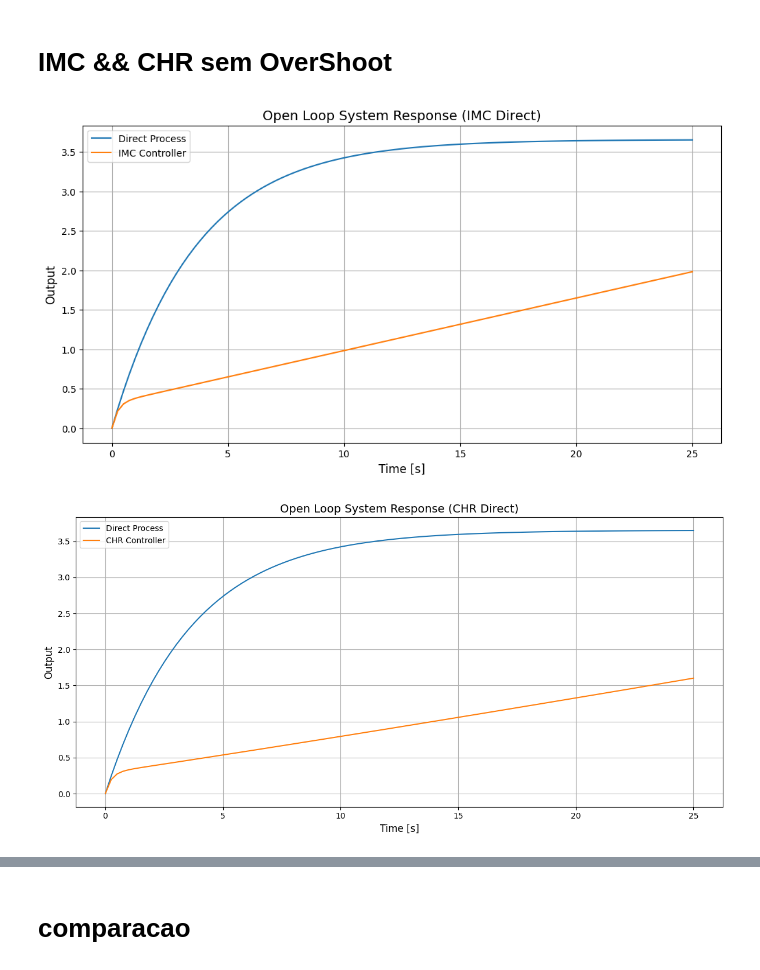
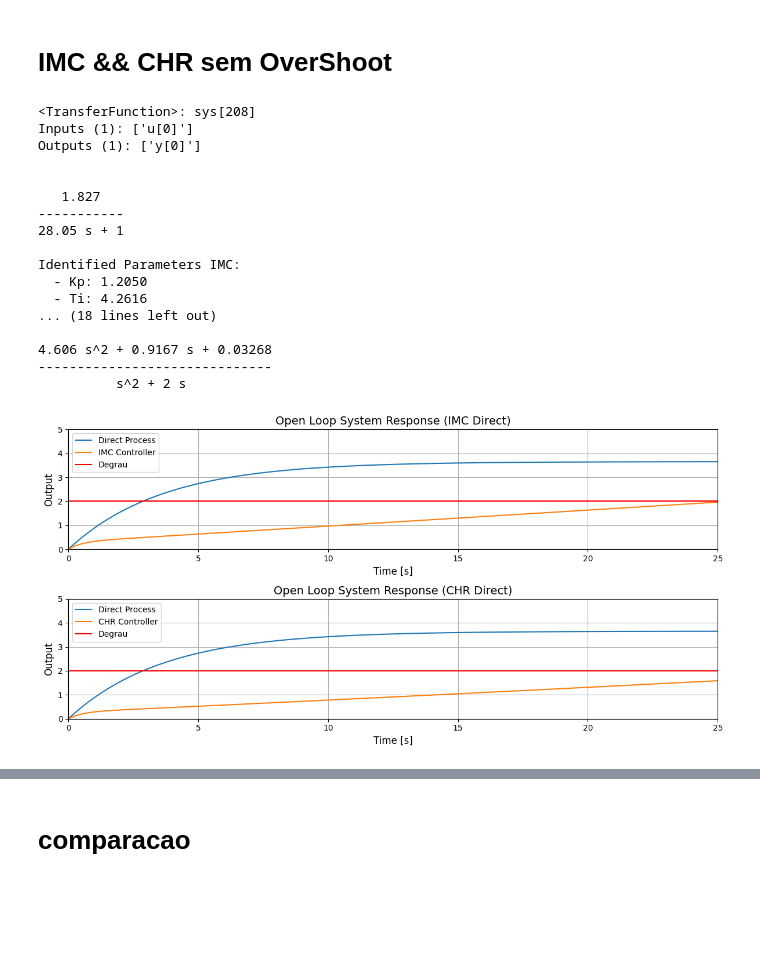
Before and after one commit to LeoGalisse/projeto-pid, a Jupyter notebook: pandas.ipynb, the cells around one changed output, grey strips where cells are left out. Cells and saved outputs as stored; diff of their text form; code cells hidden in the pictures; blank space fills up the shorter version.

```diff
--- a/pandas.ipynb
+++ b/pandas.ipynb
@@ -199,55 +205,93 @@ num_direct = [ganhoEstatico]
 den_direct = [constanteTempo, 1]
 sys_direct = ctrl.TransferFunction(num_direct, den_direct)
 
+print(sys_direct)
+
 # PID Controller Design for Direct Process (IMC)
 Kp_IMC = (2 * constanteTempo + atrasoTransporte) / (ganhoEstatico * (2 * lambda_ + atrasoTransporte))
 Td_IMC = constanteTempo * atrasoTransporte / (2 * constanteTempo + atrasoTransporte)
 Ti_IMC = constanteTempo + atrasoTransporte / 2
-PID_IMC_direct = ctrl.tf([Kp_IMC * Td_IMC, Kp_IMC, Kp_IMC / Ti_IMC], [0.5,2,0])
+PID_IMC_direct = ctrl.tf([Kp_IMC * Td_IMC, Kp_IMC, Kp_IMC / Ti_IMC], [1,2,0])
+# Print the identified parameters
+print(f"Identified Parameters IMC:")
+print(f"  - Kp: {Kp_IMC:.4f}")
+print(f"  - Ti: {Td_IMC:.4f}")
+print(f"  - Td: {Ti_IMC:.4f}")
+
+print(PID_IMC_direct)
 
 # PID Controller Design for Direct Process (CHR)
 Kp_CHR = 0.6 * constanteTempo / (ganhoEstatico * atrasoTransporte)
 Ti_CHR = constanteTempo
 Td_CHR = atrasoTransporte / 2
-PID_CHR_direct = ctrl.tf([Kp_CHR * Td_CHR, Kp_CHR, Kp_CHR / Ti_CHR], [0.5,2,0])
+PID_CHR_direct = ctrl.tf([Kp_CHR * Td_CHR, Kp_CHR, Kp_CHR / Ti_CHR], [1,2,0])
 
+# Print the identified parameters
+print(f"Identified Parameters CHR:")
+print(f"  - Kp: {Kp_CHR:.4f}")
+print(f"  - Ti: {Ti_CHR:.4f}")
+print(f"  - Td: {Td_CHR:.4f}")
+
+print(PID_CHR_direct)
 
 # Simulate open-loop responses
 t, yout_IMC_direct = ctrl.step_response(sys_direct)
 t, yout_PID_IMC_direct = ctrl.step_response(sys_direct * PID_IMC_direct)
 t, yout_CHR_direct = ctrl.step_response(sys_direct)
 t, yout_PID_CHR_direct = ctrl.step_response(sys_direct * PID_CHR_direct)
 
 # Plotting the open-loop system response for the direct process with IMC and CHR controllers
 plt.figure(figsize=(12, 6))
 
+plt.subplot(2, 1, 1)
 plt.plot(t, yout_IMC_direct * amplitudeDegrau, label='Direct Process')
 plt.plot(t, yout_PID_IMC_direct * amplitudeDegrau, label='IMC Controller')
+plt.plot(Tempo, Degrau, 'r', label='Degrau')
 plt.xlabel('Time [s]', fontsize=12)
 plt.ylabel('Output', fontsize=12)
 plt.grid(True)
 plt.legend(loc='best', fontsize=10)
 plt.title('Open Loop System Response (IMC Direct)', fontsize=14)
 plt.xticks(fontsize=10)
 plt.yticks(fontsize=10)
+plt.ylim(0, 5)
+plt.xlim(0, 25)
 
-plt.figure(figsize=(12, 6))
-
+plt.subplot(2, 1, 2)
 plt.plot(t, yout_CHR_direct * amplitudeDegrau, label='Direct Process')
 plt.plot(t, yout_PID_CHR_direct * amplitudeDegrau, label='CHR Controller')
+plt.plot(Tempo, Degrau, 'r', label='Degrau')
 plt.xlabel('Time [s]', fontsize=12)
 plt.ylabel('Output', fontsize=12)
 plt.grid(True)
 plt.legend(loc='best', fontsize=10)
 plt.title('Open Loop System Response (CHR Direct)', fontsize=14)
 plt.xticks(fontsize=10)
 plt.yticks(fontsize=10)
+plt.ylim(0, 5)
+plt.xlim(0, 25)
 
 plt.tight_layout()
 plt.show()
 # %% [output]
+<TransferFunction>: sys[208]
+Inputs (1): ['u[0]']
+Outputs (1): ['y[0]']
+
+
+   1.827
+-----------
+28.05 s + 1
+
+Identified Parameters IMC:
+  - Kp: 1.2050
+  - Ti: 4.2616
+... (18 lines left out)
+
+4.606 s^2 + 0.9167 s + 0.03268
+------------------------------
+          s^2 + 2 s
-[figure, old version]
+[figure, new version]
-[figure, removed]
 # %%
 # Given parameters
 constanteTempo = tau
```
Also changed, not shown: parts of 5 cells of this notebook, 1 other file.
